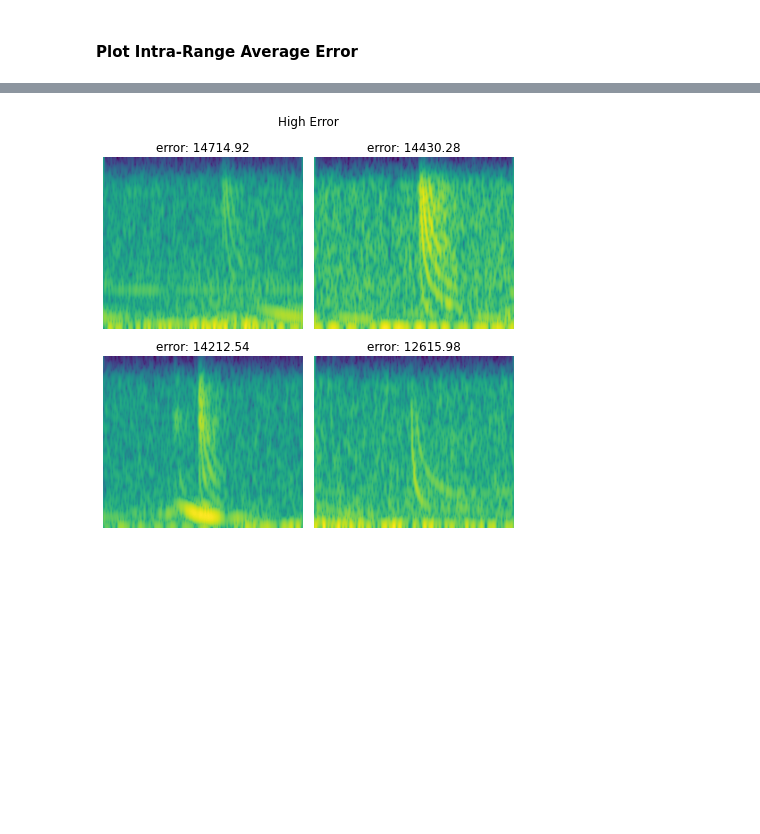
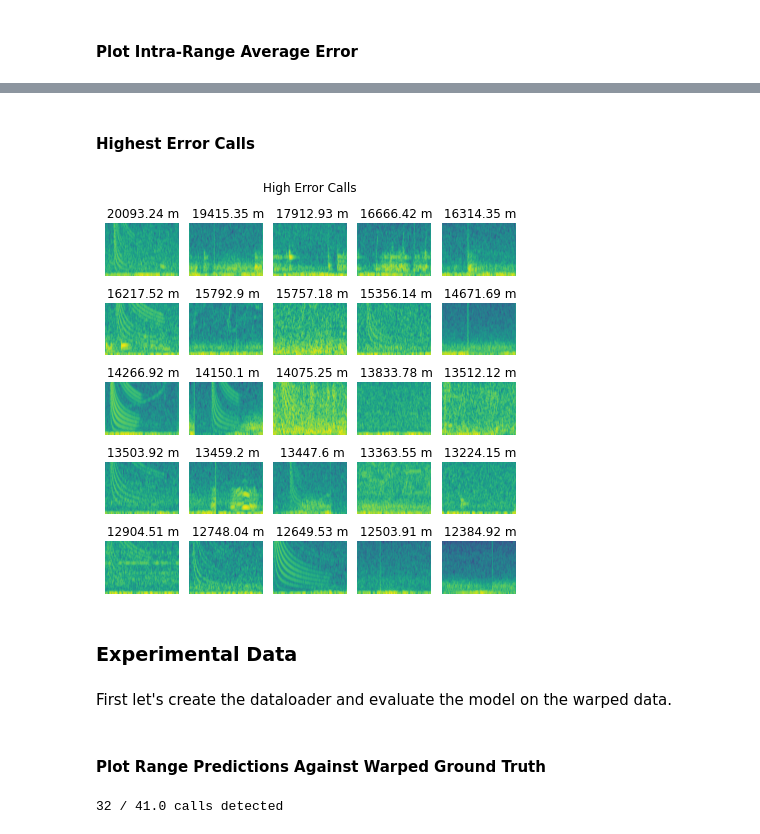
Before and after one commit to whoi-mars/detect_and_range, a Jupyter notebook: notebook.ipynb, the cells around one changed output, grey strips where cells are left out. Drawn from its saved outputs; the diff is of its cells as text; code cells hidden in the pictures; blank space fills up the shorter version.

```diff
--- a/notebook.ipynb
+++ b/notebook.ipynb
@@ -368,2 +362,9 @@ save_dir = models_dir + '/huge_data_fine_tune'
 os.makedirs(save_dir, exist_ok=True)
+# %%
+dl = get_dataloaders(data_dir=data_dir,
+                     batch_size=batch_size,
+                     max_range=max_range,
+                     shuffle=shuffle_dataset,
+                     transform=get_image_transforms(),
+                     squeeze=True)
 # %%
@@ -587,5 +570,23 @@ X_err = X[inds,...]
-# %%
-import plotter
-plotter.plot_grid(X_err[:,[0],...], a_err, label_text="error", title="High Error", dim=(2,2), randomize=False)
-# %% [output]
-[figure, removed]
+# %% [markdown]
+#### Highest Error Calls
+# %%
+ranges_calls_t = ranges_t[np.where((class_p == 1) & (class_t == 1))]
+ranges_calls_p = ranges_p[np.where((class_p == 1) & (class_t == 1))]
+
+k = 49
+abs_err = np.abs(ranges_calls_t - ranges_calls_p)
+inds = abs_err.argsort()[::-1][:k]
+
+abs_err_k = abs_err[inds]
+X_err = dl['test'].dataset.inputs['data'][inds,...]
+
+import plotter
+# channel selection for plotting
+c = 0
+plotter.plot_grid(X_err[:,[c],...], abs_err_k, label_text="", title="High Error Calls", dim=(5,5), randomize=False)
+# %% [output]
+[figure, added]
+# %% [markdown]
+### Experimental Data
+# %% [markdown]
+First let's create the dataloader and evaluate the model on the warped data.
@@ -591,0 +598,10 @@ plotter.plot_grid(X_err[:,[0],...], a_err, label_text="error", title="High Error
+# %% [markdown]
+#### Plot Range Predictions Against Warped Ground Truth
+# %%
+warp_ranges_p = warp_ranges_p[np.where((warp_ranges_t <= 35000) & (warp_ranges_t >= 0))]
+warp_class_t = warp_class_t[np.where((warp_ranges_t <= 35000) & (warp_ranges_t >= 0))]
+warp_class_p = warp_class_p[np.where((warp_ranges_t <= 35000) & (warp_ranges_t >= 0))]
+warp_ranges_t = warp_ranges_t[np.where((warp_ranges_t <= 35000) & (warp_ranges_t >= 0))]
+print(f"{warp_class_p.sum()} / {warp_class_t.sum()} calls detected")
+# %% [output]
+32 / 41.0 calls detected
```
Also changed, not shown: parts of 38 cells of this notebook, 1 other file.
